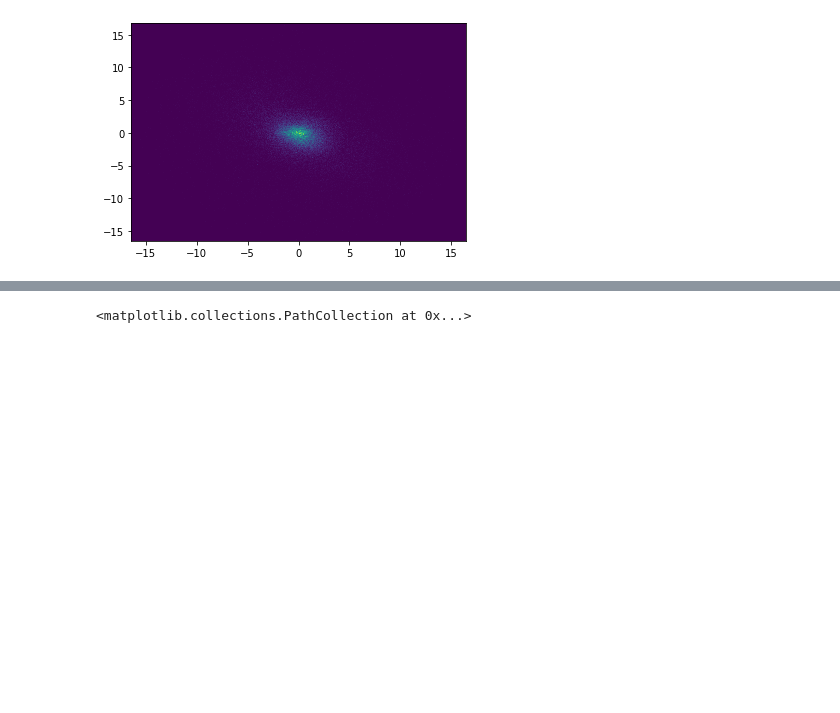
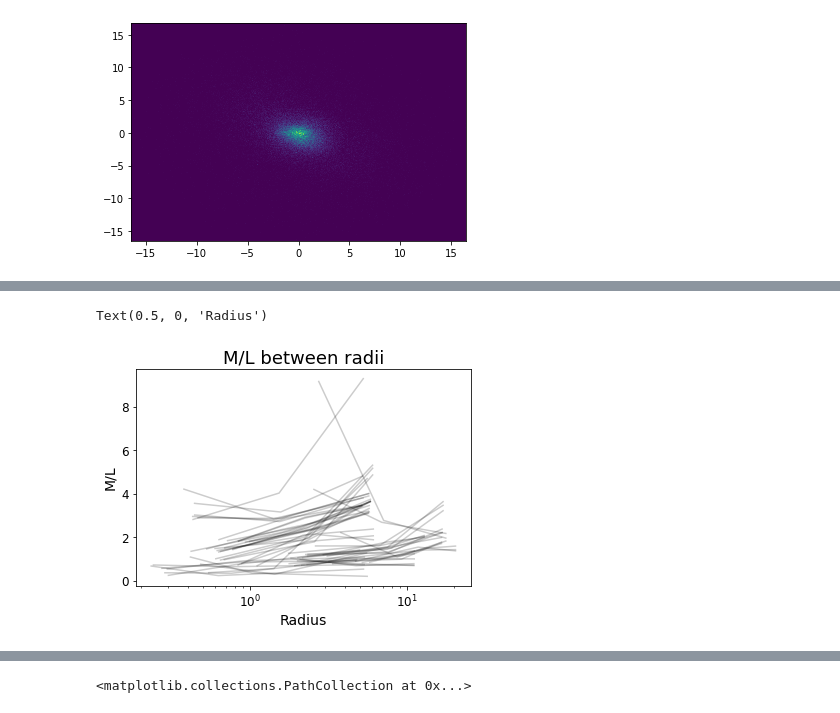
Before and after one commit to courtk32/mockobservation-tools, a Jupyter notebook: Mass_vs_Light_Distribution.ipynb, the cells around one changed output, grey strips where cells are left out. Saved outputs shown, nothing was run; the diff lists cells and outputs as text; code cells hidden in the pictures; blank space fills up the shorter version.

```diff
--- a/Mass_vs_Light_Distribution.ipynb
+++ b/Mass_vs_Light_Distribution.ipynb
@@ -229,0 +528,14 @@ sim_data['r50_lim'].values[0]
+# %%
+for index, row in mass_light_dist.iterrows():
+    plt.semilogx([row['r50_lim'],row['r90_lim'],row['r100_lim']],
+                 [row['m50_lim']/row['lum_in_r50_lim'],
+                  (row['m90_lim']-row['m50_lim'])/(row['lum_in_r90_lim']-row['lum_in_r50_lim']),
+                  (row['m100_lim']-row['m90_lim'])/(row['lum_in_r100_lim']-row['lum_in_r90_lim'])],
+                 alpha=.2, color='k')
+
+plt.title('M/L between radii')
+plt.ylabel('M/L')
+plt.xlabel('Radius')
+# %% [output]
+Text(0.5, 0, 'Radius')
+[figure, added]
```
Also changed, not shown: parts of 50 cells of this notebook.
